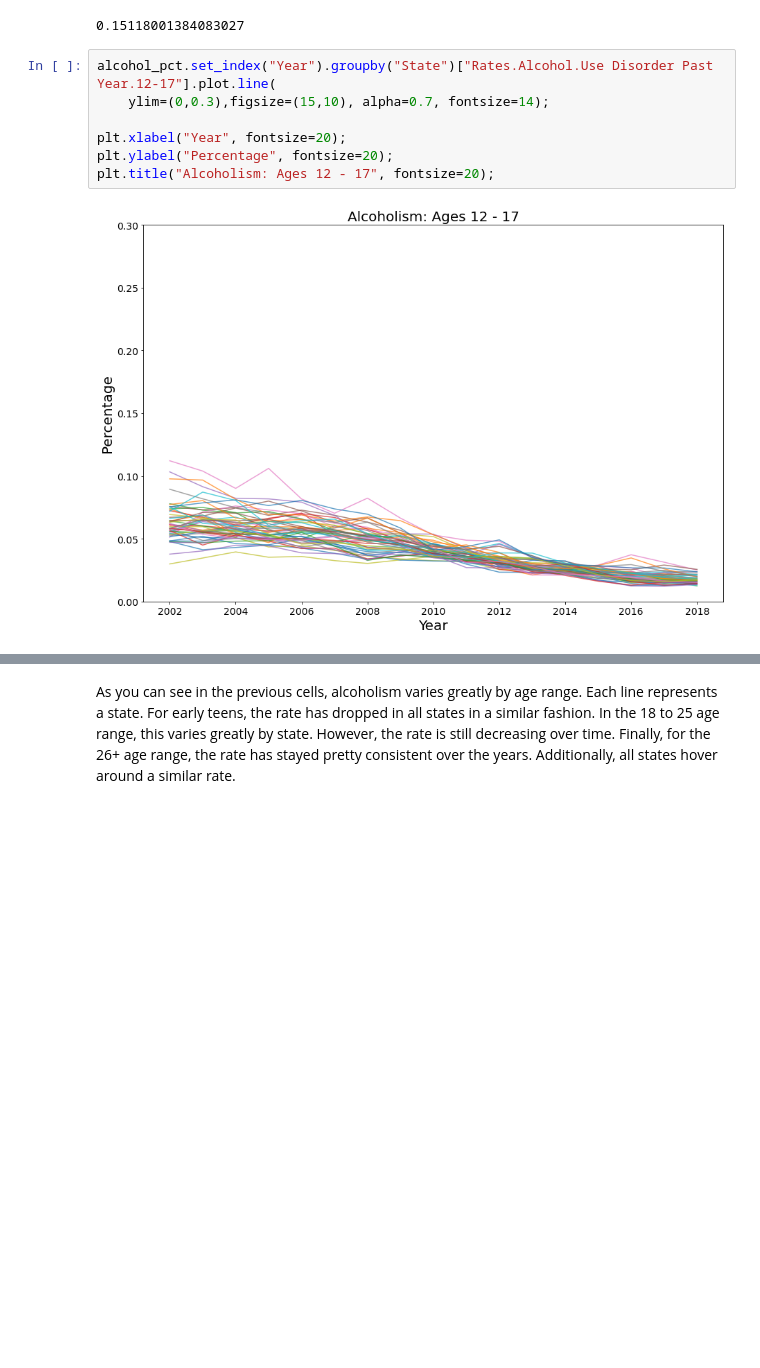
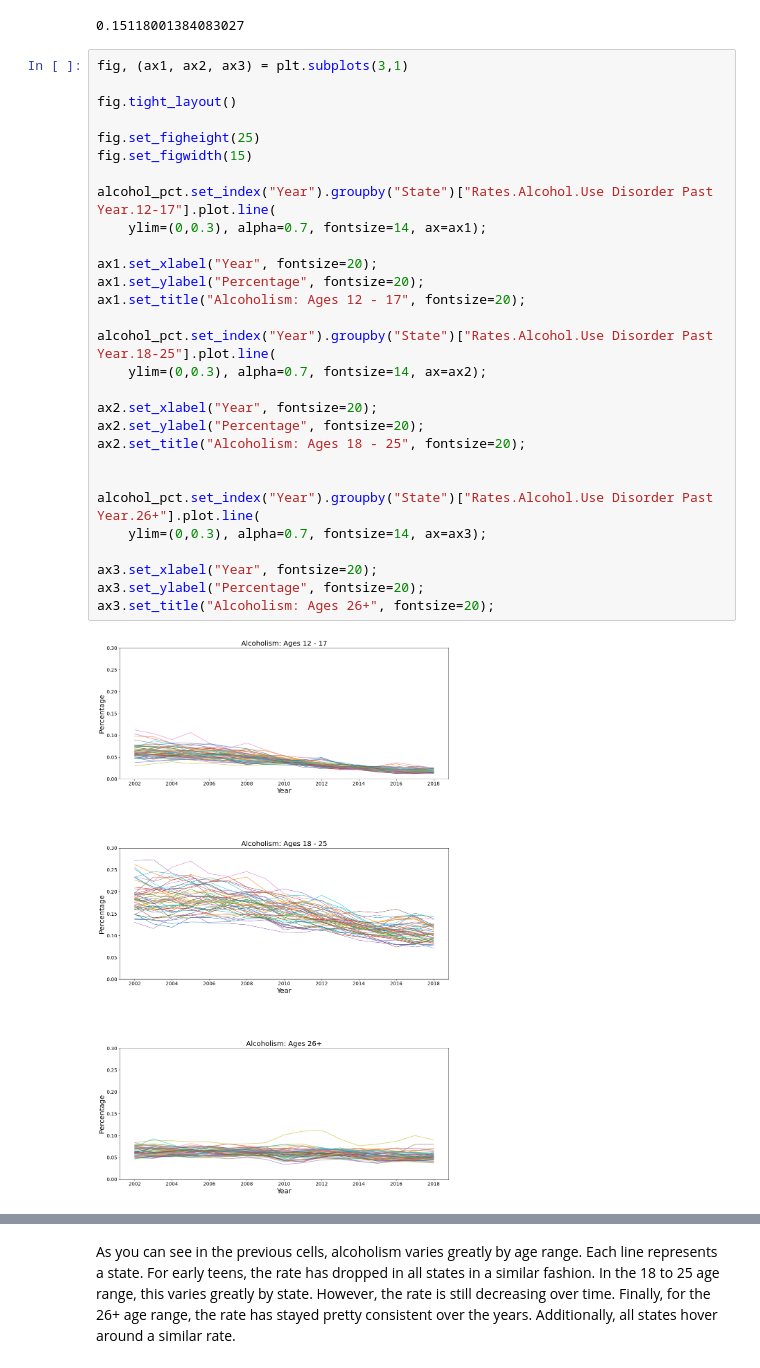
Before and after one commit to jlicht27/jlicht27.github.io, a Jupyter notebook: drugs.ipynb, the cells around one changed output, grey strips where cells are left out. Cells and saved outputs as stored; diff of their text form; blank space fills up the shorter version.

Commit message:
putting into subplots

```diff
--- a/drugs.ipynb
+++ b/drugs.ipynb
@@ -109,11 +109,33 @@ alcohol_pct['Rates.Alcohol.Use Disorder Past Year.18-25'].mean()
 # %% [output]
 0.15118001384083027
 # %%
+fig, (ax1, ax2, ax3) = plt.subplots(3,1)
+
+fig.tight_layout()
+
+fig.set_figheight(25)
+fig.set_figwidth(15)
+
 alcohol_pct.set_index("Year").groupby("State")["Rates.Alcohol.Use Disorder Past Year.12-17"].plot.line(
-    ylim=(0,0.3),figsize=(15,10), alpha=0.7, fontsize=14);
+    ylim=(0,0.3), alpha=0.7, fontsize=14, ax=ax1);
 
-plt.xlabel("Year", fontsize=20);
-plt.ylabel("Percentage", fontsize=20);
-plt.title("Alcoholism: Ages 12 - 17", fontsize=20);
+ax1.set_xlabel("Year", fontsize=20);
+ax1.set_ylabel("Percentage", fontsize=20);
+ax1.set_title("Alcoholism: Ages 12 - 17", fontsize=20);
+
+alcohol_pct.set_index("Year").groupby("State")["Rates.Alcohol.Use Disorder Past Year.18-25"].plot.line(
+    ylim=(0,0.3), alpha=0.7, fontsize=14, ax=ax2);
+
+ax2.set_xlabel("Year", fontsize=20);
+ax2.set_ylabel("Percentage", fontsize=20);
+ax2.set_title("Alcoholism: Ages 18 - 25", fontsize=20);
+
+
+alcohol_pct.set_index("Year").groupby("State")["Rates.Alcohol.Use Disorder Past Year.26+"].plot.line(
+    ylim=(0,0.3), alpha=0.7, fontsize=14, ax=ax3);
+
+ax3.set_xlabel("Year", fontsize=20);
+ax3.set_ylabel("Percentage", fontsize=20);
+ax3.set_title("Alcoholism: Ages 26+", fontsize=20);
 # %% [output]
-[figure, old version]
+[figure, new version]
```
Also changed, not shown: parts of 2 cells of this notebook.
